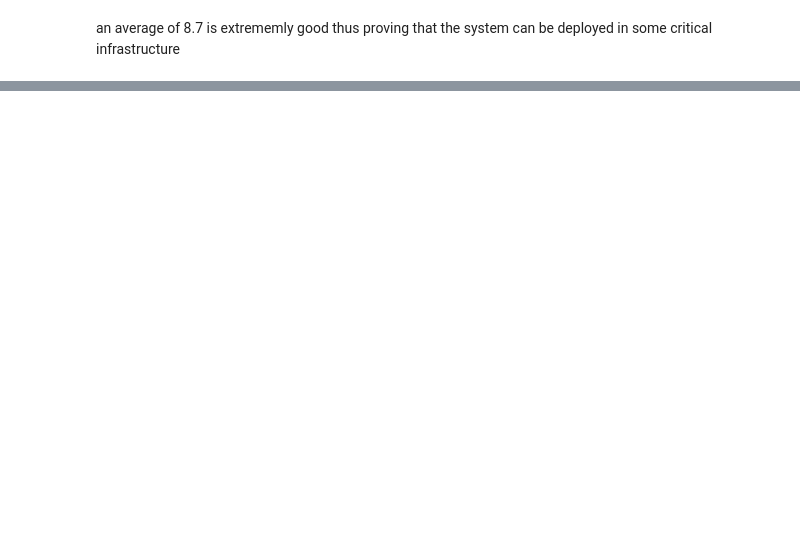
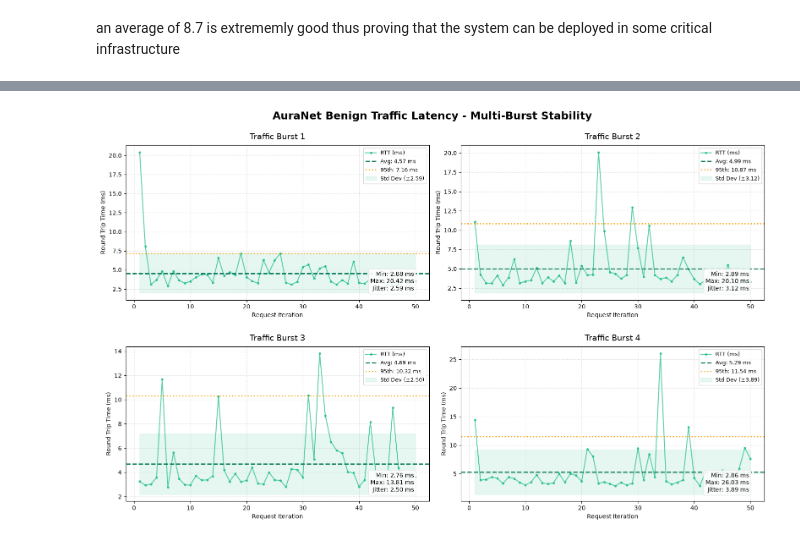
Before and after one commit to drnull03/AuraNet, a Jupyter notebook: System_CharacterizationAndInsights/insights.ipynb, the cells around one changed output, grey strips where cells are left out. Saved outputs shown, nothing was run; the diff lists cells and outputs as text; code cells hidden in the pictures; blank space fills up the shorter version.

```diff
--- a/System_CharacterizationAndInsights/insights.ipynb
+++ b/System_CharacterizationAndInsights/insights.ipynb
@@ -193,0 +376,68 @@ an average of 8.7 is extrememly good thus proving that the system can be deploye
+# %%
+import matplotlib.pyplot as plt
+
+def plot_multi_batch_latency(all_data):
+    if not all_data or len(all_data) != 4:
+        print("Error: Need exactly 4 batches of data to plot the 2x2 grid.")
+        return
+
+    # Create a 2x2 grid of plots
+    fig, axes = plt.subplots(2, 2, figsize=(16, 10))
+    fig.suptitle('AuraNet Benign Traffic Latency - Multi-Burst Stability', fontsize=18, y=0.98, fontweight='bold')
+
+    # Flatten the 2x2 matrix into a 1D array for easy iteration
+    axes = axes.flatten()
+
+    for i, data in enumerate(all_data):
+        ax = axes[i]
+
+        if not data:
+            ax.set_title(f"Burst {i+1}: No Data Collected")
+            continue
+
+        iterations = np.arange(1, len(data) + 1)
+        avg_latency = np.mean(data)
+        std_dev = np.std(data)
+        p95_latency = np.percentile(data, 95)
+
+        # Plot the raw latency data
+        ax.plot(iterations, data, marker='.', linestyle='-', color='#10b981', alpha=0.7, label='RTT (ms)')
+
+        # Plot the Average Line
+        ax.axhline(y=avg_latency, color='#047857', linestyle='--', linewidth=2, label=f'Avg: {avg_latency:.2f} ms')
+
+        # Plot the 95th Percentile Line
+        ax.axhline(y=p95_latency, color='#f59e0b', linestyle=':', linewidth=2, label=f'95th: {p95_latency:.2f} ms')
+
+        # Shade the standard deviation
+        ax.fill_between(iterations,
+                         avg_latency - std_dev,
+                         avg_latency + std_dev,
+                         color='#10b981', alpha=0.1, label=f'Std Dev (±{std_dev:.2f})')
+
+        # Formatting for each subplot
+        ax.set_title(f'Traffic Burst {i+1}', fontsize=14, pad=10)
+        ax.set_xlabel('Request Iteration', fontsize=10)
+        ax.set_ylabel('Round Trip Time (ms)', fontsize=10)
+        ax.grid(True, linestyle=':', alpha=0.6)
+        ax.legend(loc='upper right', fontsize=9)
+
+        # Add the statistics box
+        stats_text = (
+            f"Min: {np.min(data):.2f} ms\n"
+            f"Max: {np.max(data):.2f} ms\n"
+            f"Jitter: {std_dev:.2f} ms"
+        )
+        ax.text(0.95, 0.05, stats_text, transform=ax.transAxes, fontsize=10,
+                 verticalalignment='bottom', horizontalalignment='right',
+                 bbox=dict(boxstyle='round', facecolor='white', edgecolor='#e5e7eb', alpha=0.9))
+
+    plt.tight_layout()
+    # Adjust layout so the plots don't overlap with the main super title
+    plt.subplots_adjust(top=0.90, hspace=0.3)
+    plt.show()
+
+# Render the grid
+plot_multi_batch_latency(multi_batch_data)
+# %% [output]
+[figure, added]
```
Also changed, not shown: parts of 6 cells of this notebook, 1 other file.
